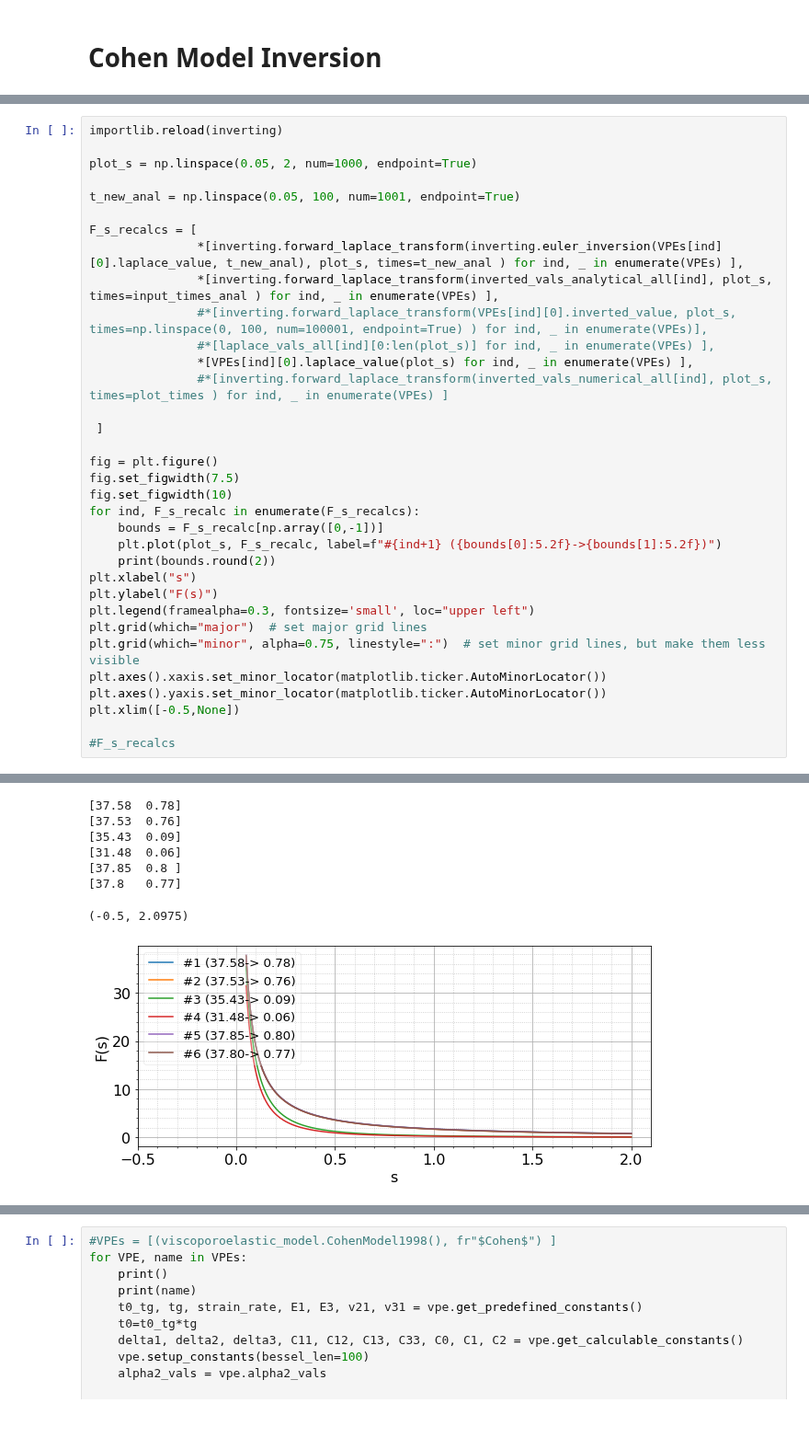
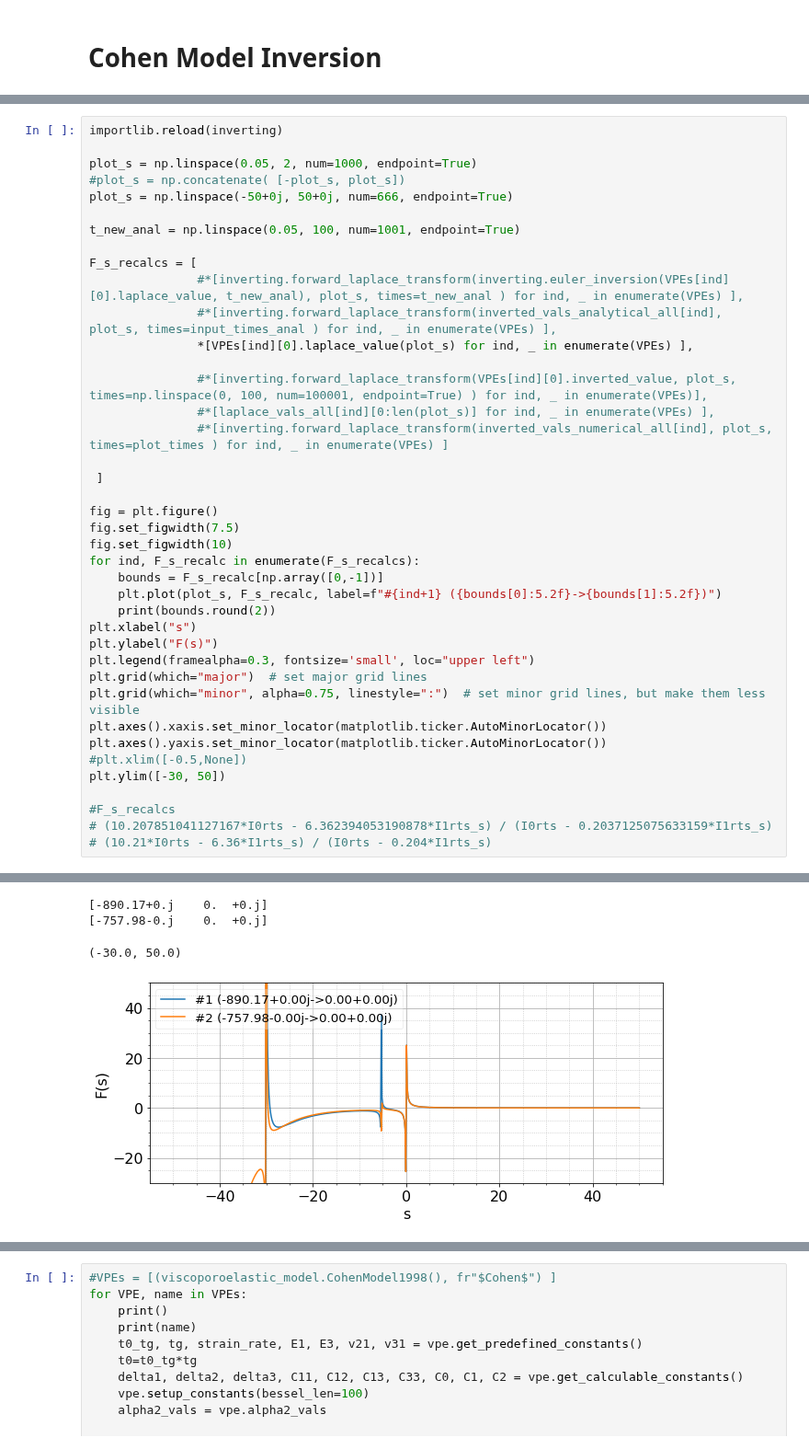
Before and after one commit to ryerrabelli/Yerrabelli-Spector-Poroelastic-Model-Code, a Jupyter notebook: src/ViscoporoelasticInversion.ipynb, the cells around one changed output, grey strips where cells are left out. Shown at 92% size. Cells and saved outputs as stored; diff of their text form; blank space fills up the shorter version.

```diff
--- a/src/ViscoporoelasticInversion.ipynb
+++ b/src/ViscoporoelasticInversion.ipynb
@@ -248,43 +247,45 @@ $$\text{At } s=0.050, \quad s\cdot\overline{\sigma}(s)=1.890$$
 importlib.reload(inverting)
 
 plot_s = np.linspace(0.05, 2, num=1000, endpoint=True)
+#plot_s = np.concatenate( [-plot_s, plot_s])
+plot_s = np.linspace(-50+0j, 50+0j, num=666, endpoint=True)
 
 t_new_anal = np.linspace(0.05, 100, num=1001, endpoint=True)
 
 F_s_recalcs = [
-               *[inverting.forward_laplace_transform(inverting.euler_inversion(VPEs[ind][0].laplace_value, t_new_anal), plot_s, times=t_new_anal ) for ind, _ in enumerate(VPEs) ],
-               *[inverting.forward_laplace_transform(inverted_vals_analytical_all[ind], plot_s, times=input_times_anal ) for ind, _ in enumerate(VPEs) ],
+               #*[inverting.forward_laplace_transform(inverting.euler_inversion(VPEs[ind][0].laplace_value, t_new_anal), plot_s, times=t_new_anal ) for ind, _ in enumerate(VPEs) ],
+               #*[inverting.forward_laplace_transform(inverted_vals_analytical_all[ind], plot_s, times=input_times_anal ) for ind, _ in enumerate(VPEs) ],
+               *[VPEs[ind][0].laplace_value(plot_s) for ind, _ in enumerate(VPEs) ],
+
                #*[inverting.forward_laplace_transform(VPEs[ind][0].inverted_value, plot_s, times=np.linspace(0, 100, num=100001, endpoint=True) ) for ind, _ in enumerate(VPEs)],
                #*[laplace_vals_all[ind][0:len(plot_s)] for ind, _ in enumerate(VPEs) ],
-               *[VPEs[ind][0].laplace_value(plot_s) for ind, _ in enumerate(VPEs) ],
                #*[inverting.forward_laplace_transform(inverted_vals_numerical_all[ind], plot_s, times=plot_times ) for ind, _ in enumerate(VPEs) ]
 
  ]
 
 fig = plt.figure()
 fig.set_figwidth(7.5)
 fig.set_figwidth(10)
 for ind, F_s_recalc in enumerate(F_s_recalcs):
     bounds = F_s_recalc[np.array([0,-1])]
     plt.plot(plot_s, F_s_recalc, label=f"#{ind+1} ({bounds[0]:5.2f}->{bounds[1]:5.2f})")
     print(bounds.round(2))
 plt.xlabel("s")
 plt.ylabel("F(s)")
 plt.legend(framealpha=0.3, fontsize='small', loc="upper left")
 plt.grid(which="major")  # set major grid lines
 plt.grid(which="minor", alpha=0.75, linestyle=":")  # set minor grid lines, but make them less visible
 plt.axes().xaxis.set_minor_locator(matplotlib.ticker.AutoMinorLocator())
 plt.axes().yaxis.set_minor_locator(matplotlib.ticker.AutoMinorLocator())
-plt.xlim([-0.5,None])
+#plt.xlim([-0.5,None])
+plt.ylim([-30, 50])
 
 #F_s_recalcs
+# (10.207851041127167*I0rts - 6.362394053190878*I1rts_s) / (I0rts - 0.2037125075633159*I1rts_s)
+# (10.21*I0rts - 6.36*I1rts_s) / (I0rts - 0.204*I1rts_s)
 # %% [output]
 [interactive output not drawn]
-[37.58  0.78]
-[37.53  0.76]
-[35.43  0.09]
-[31.48  0.06]
-[37.85  0.8 ]
-[37.8   0.77]
+[-890.17+0.j    0.  +0.j]
+[-757.98-0.j    0.  +0.j]
-(-0.5, 2.0975)
+(-30.0, 50.0)
-[figure, old version]
+[figure, new version]
```
Also changed, not shown: parts of 10 cells of this notebook, 2 other files.
